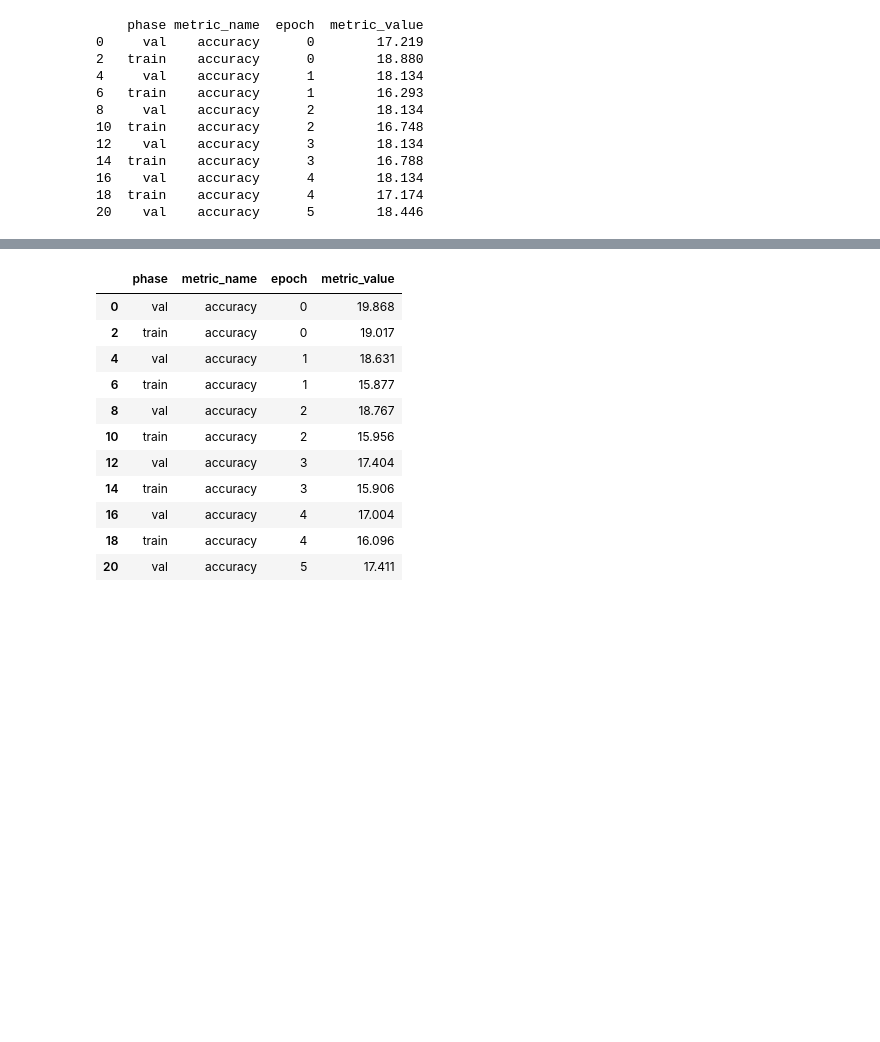
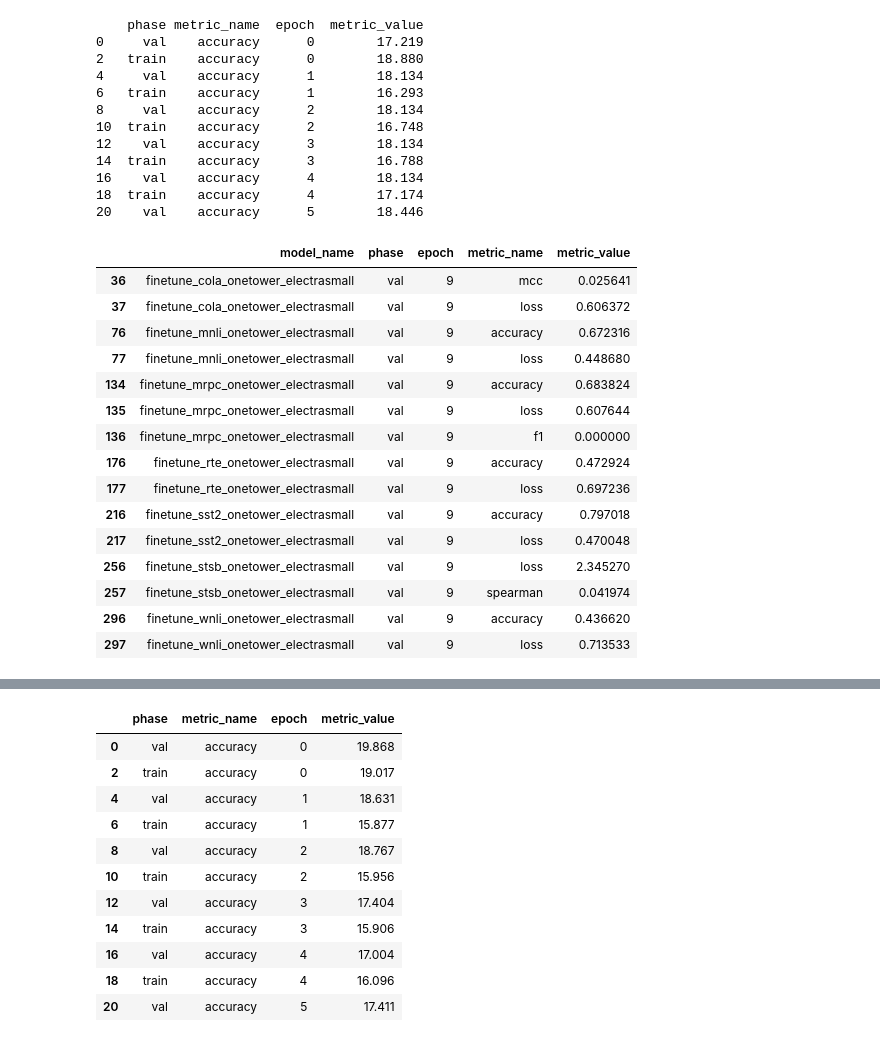
Before and after one commit to Adam-Torek/Renaissance-WAC, a Jupyter notebook: results_viewer.ipynb, the cells around one changed output, grey strips where cells are left out. Drawn from its saved outputs; the diff is of its cells as text; code cells hidden in the pictures; blank space fills up the shorter version.

```diff
--- a/results_viewer.ipynb
+++ b/results_viewer.ipynb
@@ -83,3 +83,24 @@ show_metric_results_table("result/eval_ref_twotower_electrasmall_wac_text_pretra
 16    val    accuracy      4        18.134
 18  train    accuracy      4        17.174
 20    val    accuracy      5        18.446
+# %%
+glue_no_embedding_results = pd.read_csv("glue_results/glue_no_wac_embeddings/glue.csv")
+# %%
+glue_no_embedding_results[(glue_no_embedding_results["epoch"] == 9) & (glue_no_embedding_results["phase"] == "val")]
+# %% [output]
+|  | model_name | phase | epoch | metric_name | metric_value |
+| 36 | finetune_cola_onetower_electrasmall | val | 9 | mcc | 0.025641 |
+| 37 | finetune_cola_onetower_electrasmall | val | 9 | loss | 0.606372 |
+| 76 | finetune_mnli_onetower_electrasmall | val | 9 | accuracy | 0.672316 |
+| 77 | finetune_mnli_onetower_electrasmall | val | 9 | loss | 0.448680 |
+| 134 | finetune_mrpc_onetower_electrasmall | val | 9 | accuracy | 0.683824 |
+| 135 | finetune_mrpc_onetower_electrasmall | val | 9 | loss | 0.607644 |
+| 136 | finetune_mrpc_onetower_electrasmall | val | 9 | f1 | 0.000000 |
+| 176 | finetune_rte_onetower_electrasmall | val | 9 | accuracy | 0.472924 |
+| 177 | finetune_rte_onetower_electrasmall | val | 9 | loss | 0.697236 |
+| 216 | finetune_sst2_onetower_electrasmall | val | 9 | accuracy | 0.797018 |
+| 217 | finetune_sst2_onetower_electrasmall | val | 9 | loss | 0.470048 |
+| 256 | finetune_stsb_onetower_electrasmall | val | 9 | loss | 2.345270 |
+| 257 | finetune_stsb_onetower_electrasmall | val | 9 | spearman | 0.041974 |
+| 296 | finetune_wnli_onetower_electrasmall | val | 9 | accuracy | 0.436620 |
+| 297 | finetune_wnli_onetower_electrasmall | val | 9 | loss | 0.713533 |
```
Also changed, not shown: parts of 1 cell of this notebook, 4 other files.
